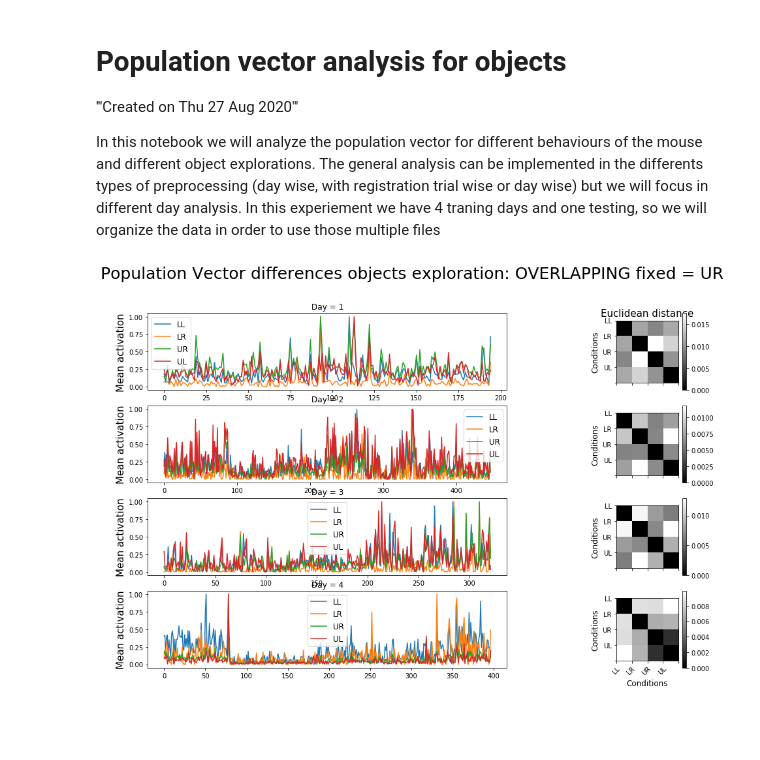
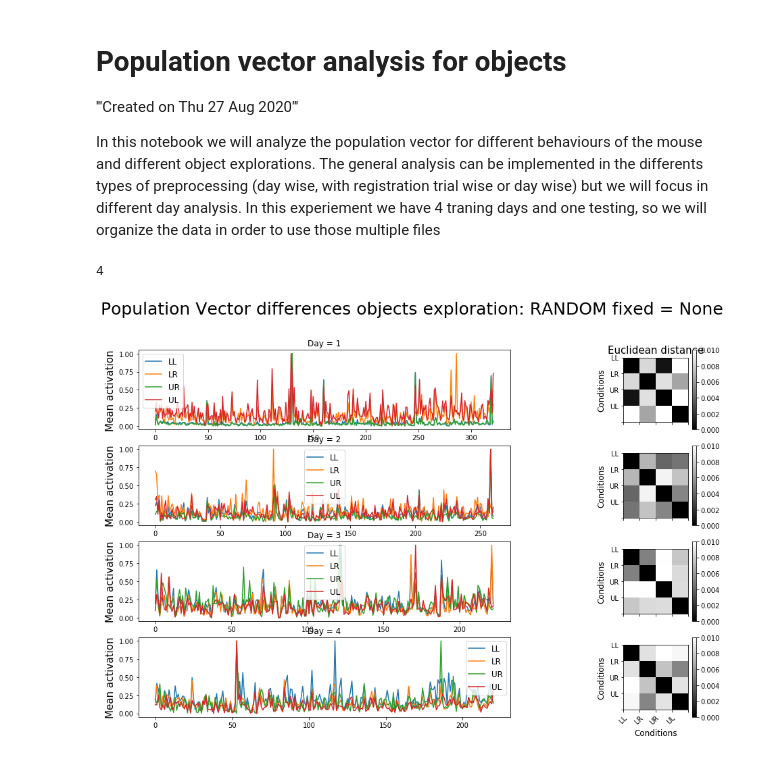
Before and after one commit to melisamc89/neural_analysys, a Jupyter notebook: src/Population_vector_analysis_objects.ipynb, the cells around one changed output. Saved outputs shown, nothing was run; the diff lists cells and outputs as text; code cells hidden in the pictures; blank space fills up the shorter version.

```diff
--- a/src/Population_vector_analysis_objects.ipynb
+++ b/src/Population_vector_analysis_objects.ipynb
@@ -39,7 +39,7 @@ component_evaluation_v = 1 ## component evaluation version
 # registration_v = 2        ## registration version
 sf = 10                   ## sampling frequency of the original signal
 re_sf= 10                 ## value of resampling
-session_now = 1
+session_now = 4
 period = 6
 fixed = 'None'
 ## define task for plotting. This will cahnge for other mice!!!!
@@ -112,7 +112,7 @@ day = 1
 for trial in [1,6,11,16,21]:
     file_name_session_1 = 'mouse_' + f'{mouse}' + '_session_' + f'{session}' + '_trial_'+ f'{trial}'+'_v' + f'{decoding_v}' + '.4.' + f'{motion_correction_v}' + \
                           '.' + f'{alignment_v}' + '.' + f'{equalization_v}' + '.' + f'{source_extraction_v}' + '.' + \
-                          f'{component_evaluation_v}' +  '.1.npy'
+                          f'{component_evaluation_v}' +  '.0.npy'
 
     ##load activity and timeline
     activity = np.load(file_directory + file_name_session_1)
@@ -211,9 +211,27 @@ for day in range(len(behaviour_list)):
         if mean_over_trials.shape:
             mean_over_trials_list.append(np.mean(mean_over_trials,axis=1)/np.max(np.mean(mean_over_trials,axis=1)))
     population_vector.append(mean_over_trials_list)
+# %%
+
+## compute euclidean distance matrix using normalization
+euclidean_distance_list = []
+for day in range(len(behaviour_list)-1):
+    euclidean_distance = np.zeros((len(population_vector[day]),len(population_vector[day])))
+    for i in range(len(population_vector[day])):
+        for j in range(len(population_vector[day])):
+            distance = np.linalg.norm(population_vector[day][i]-population_vector[day][j])
+            euclidean_distance[i,j]= distance / population_vector[day][i].shape
+    euclidean_distance_list.append(euclidean_distance)
+
+print(len(euclidean_distance_list))
+# %% [output]
+4
 # %%
 fig = plt.figure()
 gs = plt.GridSpec(len(behaviour_list)-1, 6)
+
+vmin= 0
+vmax=0.01
 
 for day in range(len(behaviour_list)-1):
     ax = fig.add_subplot(gs[day, 0:4])
@@ -230,39 +248,33 @@ for day in range(len(behaviour_list)-1):
         ax.set_xlabel('Neurons', fontsize = 20)
     ax.set_ylabel('Mean activation', fontsize = 15)
     ax.set_title('Day = ' + f'{day+1}')
 
-    euclidean_distance = np.zeros((len(population_vector[day]),len(population_vector[day])))
-    for i in range(len(population_vector[day])):
-        for j in range(len(population_vector[day])):
-            distance = np.linalg.norm(population_vector[day][i]-population_vector[day][j])
-            euclidean_distance[i,j]= distance / population_vector[day][i].shape
-
     ax1 = fig.add_subplot(gs[day, 5])
     if day == 0:
         ax1.set_title('Euclidean distance', fontsize = 15)
-    x = ax1.imshow(euclidean_distance, cmap = 'gray')
+    x = ax1.imshow(euclidean_distance_list[day], cmap = 'gray')
+    x.set_clim(vmin,vmax)
     x_pos = np.arange(-0.5,len(conditions)+0.5)
     ax1.set_yticks(x_pos)
     ax1.set_yticklabels(conditions)
     ax1.set_xticks(x_pos)
     ax1.set_xticklabels([])
     if day == len(behaviour_list)-2:
         ax1.set_xticks(x_pos)
         ax1.set_xticklabels(conditions)
         ax1.set_xlabel('Conditions', fontsize = 12)
     ax1.set_ylabel('Conditions', fontsize = 12)
-
     plt.setp(ax1.get_xticklabels(), rotation=45, ha="right",
              rotation_mode="anchor")
     fig.colorbar(x, ax=ax1)
 
 
 fig.tight_layout()
 fig.set_size_inches(15,10)
 fig.suptitle('Population Vector differences objects exploration: ' + task + ' fixed = ' + fixed  , fontsize = 25)
 
 figure_name = figure_path +'population_vector_objects_mouse_'+f'{mouse}'+'_session_'+f'{session}'+\
                              '_binsize_'+f'{re_sf}'+'_period_'+ f'{period}'  +'.png'
 fig.savefig(figure_name)
 # %% [output]
-[figure, old version]
+[figure, new version]
```
Also changed, not shown: parts of 1 cell of this notebook, 3 other files.
